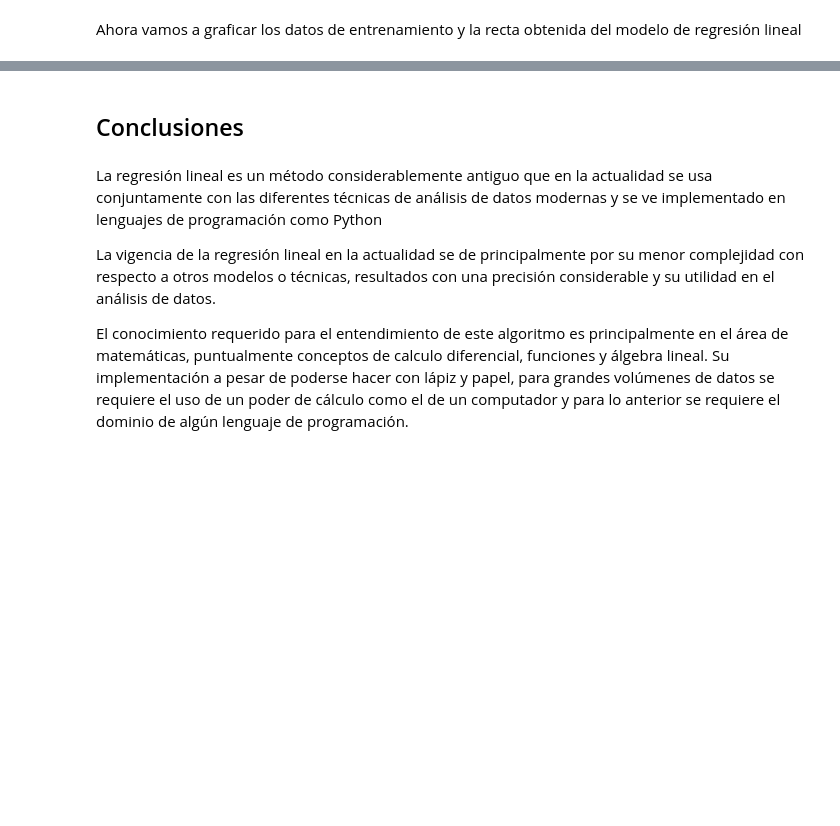
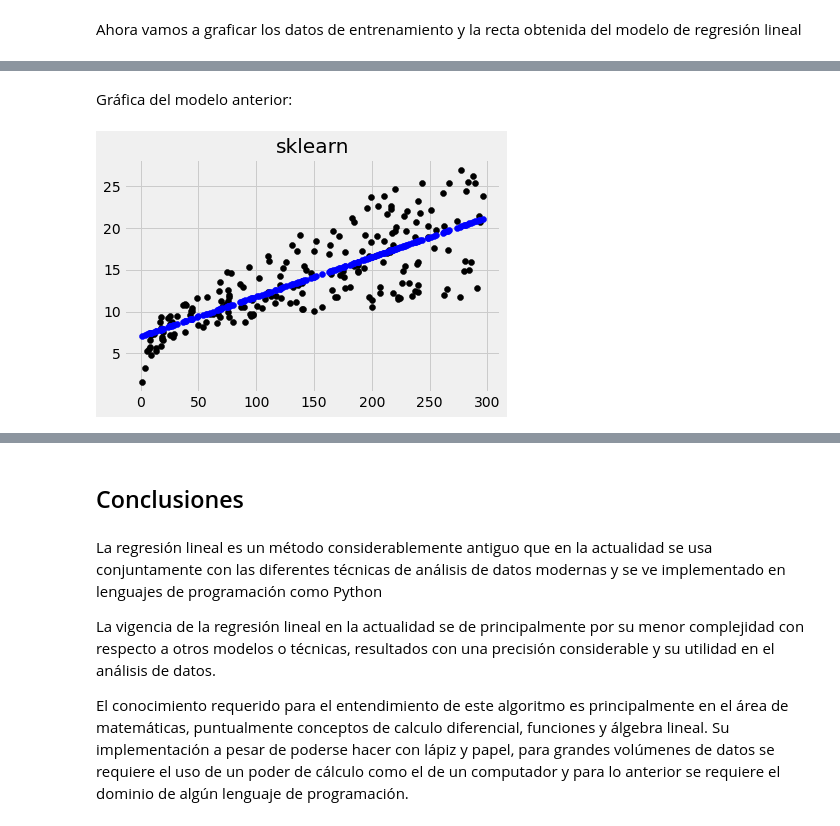
Before and after one commit to dicrojasch/homeworks_data_science, a Jupyter notebook: 2.regresion_lineal/regresion_lineal.ipynb, the cells around one changed output, grey strips where cells are left out. Cells and saved outputs as stored; diff of their text form; code cells hidden in the pictures; blank space fills up the shorter version.

```diff
--- a/2.regresion_lineal/regresion_lineal.ipynb
+++ b/2.regresion_lineal/regresion_lineal.ipynb
@@ -229,0 +269,6 @@ Text(0.5, 1.0, 'Datos y = X')
+# %% [markdown]
+Gráfica del modelo anterior:
+# %%
+plot(sk_model, "sklearn")
+# %% [output]
+[figure, added]
```
Also changed, not shown: parts of 17 cells of this notebook, 5 other files.
